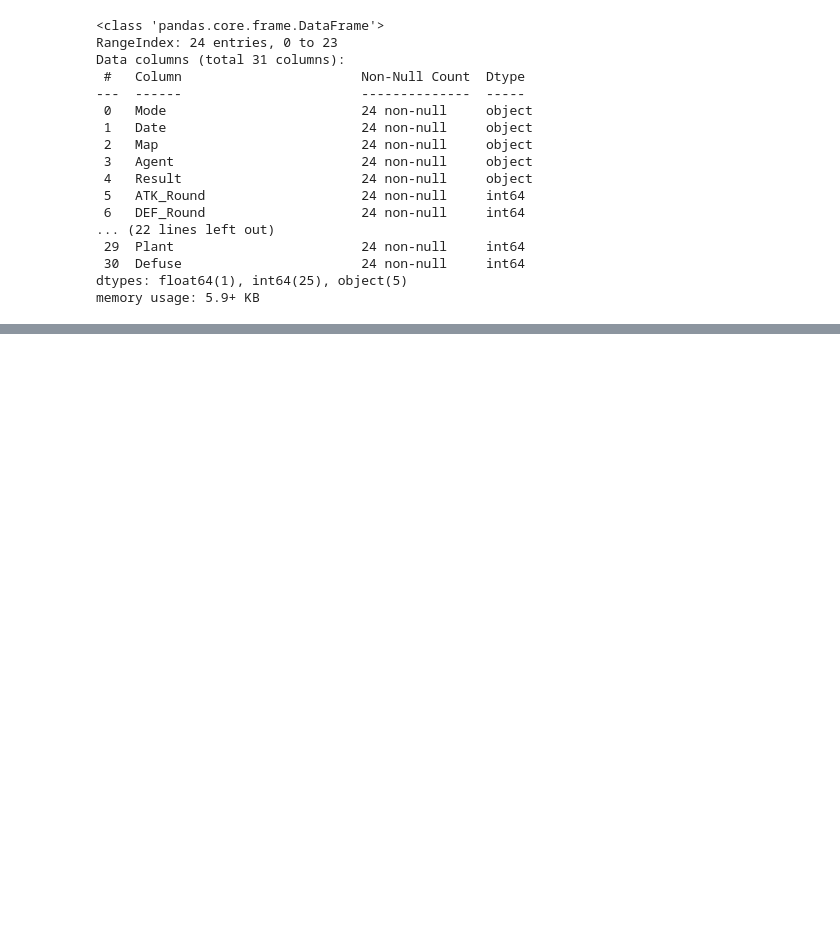
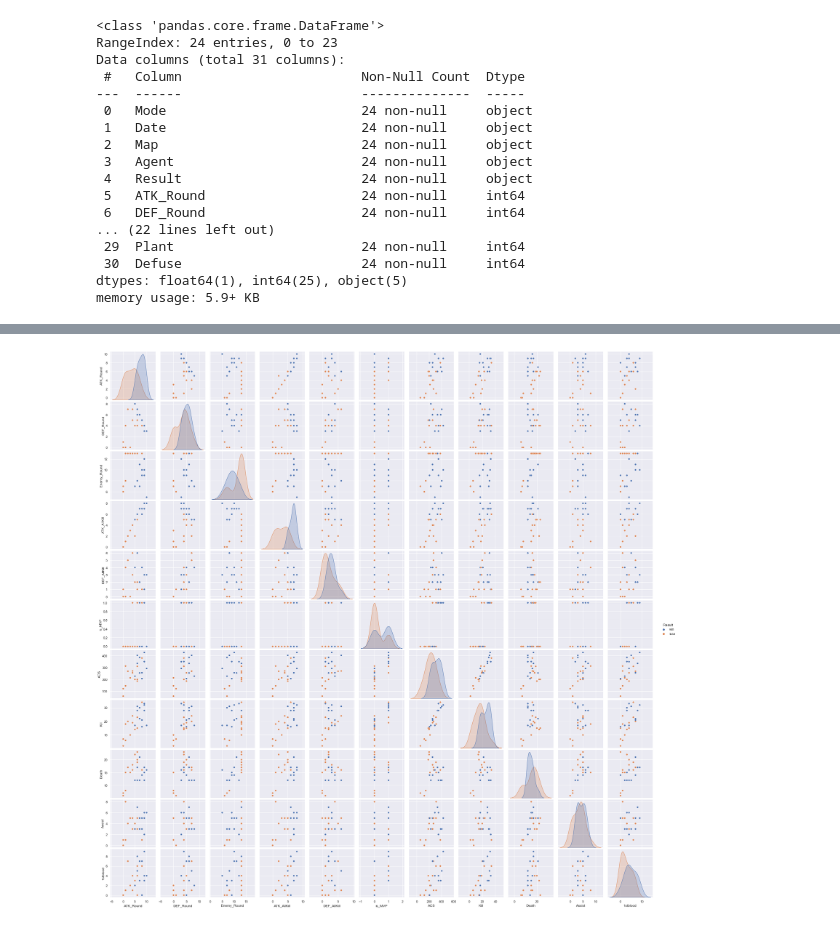
Before and after one commit to Hayaa6211/Valorant_Data_Analytics, a Jupyter notebook: data_sns.ipynb, the cells around one changed output, grey strips where cells are left out. Drawn from its saved outputs; the diff is of its cells as text; code cells hidden in the pictures; blank space fills up the shorter version.

```diff
--- a/data_sns.ipynb
+++ b/data_sns.ipynb
@@ -47,4 +28,0 @@ See the caveats in the documentation: https://pandas.pydata.org/pandas-docs/stab
-# %%
-i = 7
-sns.jointplot(x=df.iloc[:,i],y=df.iloc[:,i+1],data=df)
-plt.show()
@@ -52,0 +29,5 @@ plt.show()
+# %%
+df_int = [i for i in df_valo.columns if df_valo[i].dtype.name == "int" or "float"]
+df_valo_int = df_valo[df_int]
+df_valo_ = df_valo_int.iloc[:,4:]
+df_valo_.head()
@@ -52,0 +42,4 @@ plt.show()
+# %%
+cols = ["Result","ATK_Round","DEF_Round","Enemy_Round","ATK_AllKill","DEF_AllKill","is_MVP","ACS","Kill","Death","Assist","1stblood"]
+df = df_valo_[cols]
+df.head()
@@ -52,0 +53,7 @@ plt.show()
+# %%
+sns.set_style("darkgrid")
+# %%
+ax1 = sns.pairplot(df,hue="Result")
+plt.show()
+# %% [output]
+[figure, added]
```
Also changed, not shown: parts of 5 cells of this notebook, 4 other files.
